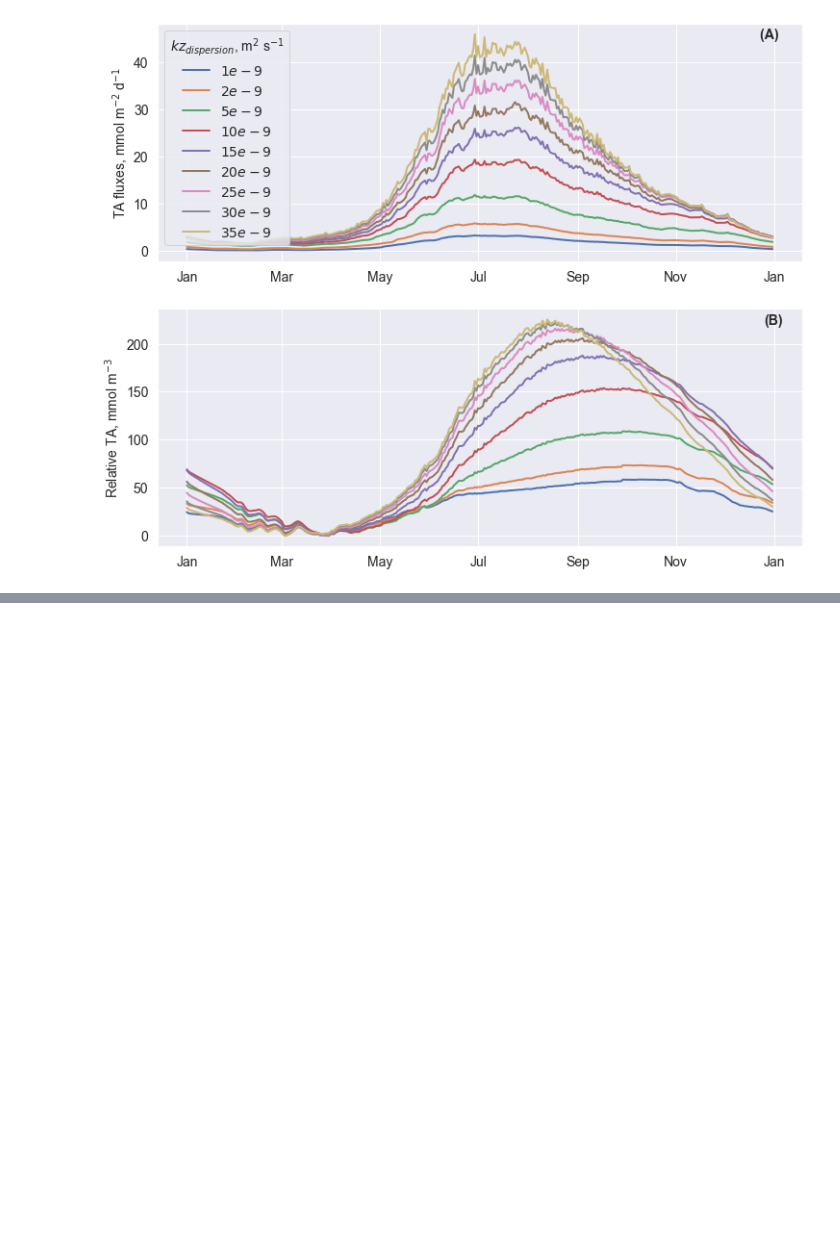
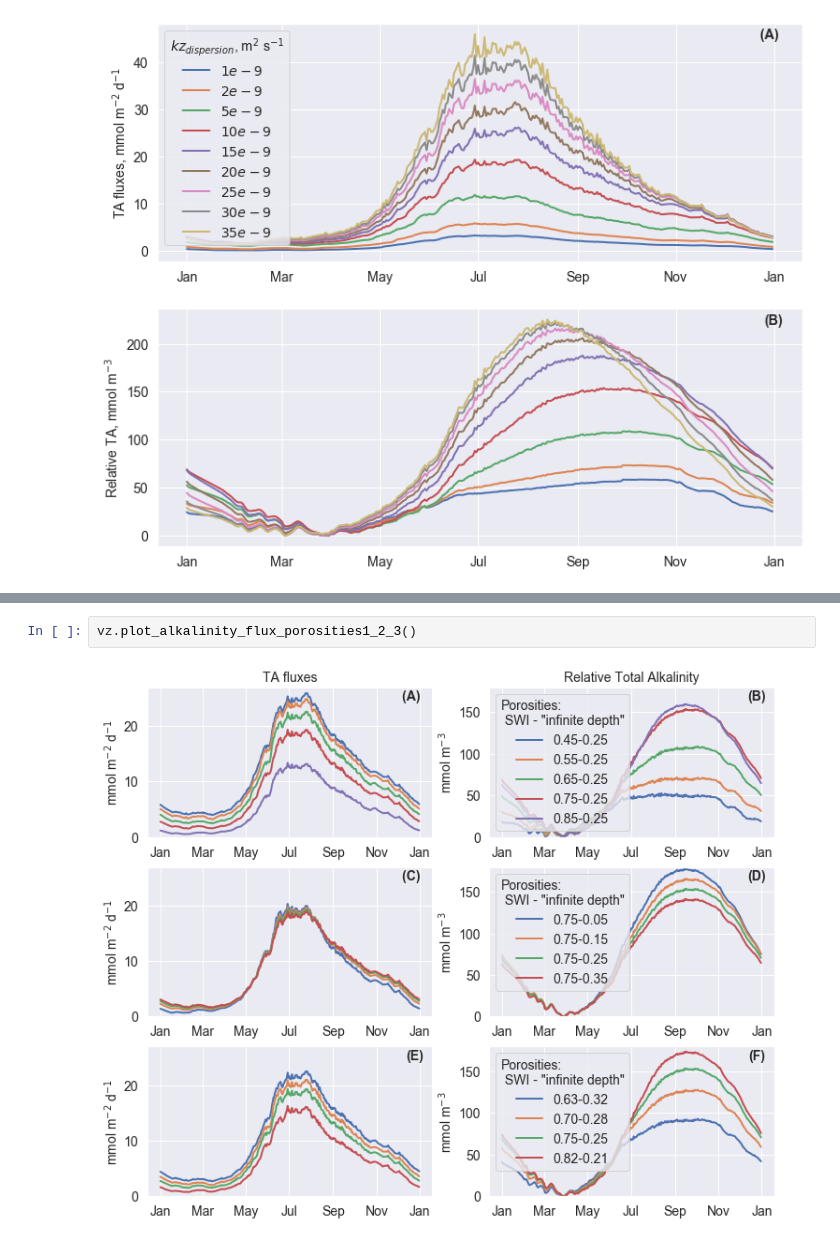
Before and after one commit to limash/Alkalinity_in_the_Wadden_Sea, a Jupyter notebook: 5_Results_and_discussion.ipynb, the cells around one changed output, grey strips where cells are left out. Cells and saved outputs as stored; diff of their text form; blank space fills up the shorter version.

```diff
--- a/5_Results_and_discussion.ipynb
+++ b/5_Results_and_discussion.ipynb
@@ -20,0 +88,4 @@ vz.plot_alkalinity_flux_low_high()
+# %%
+vz.plot_alkalinity_flux_porosities1_2_3()
+# %% [output]
+[figure, added]
```
Also changed, not shown: parts of 18 cells of this notebook, 1 other file.
